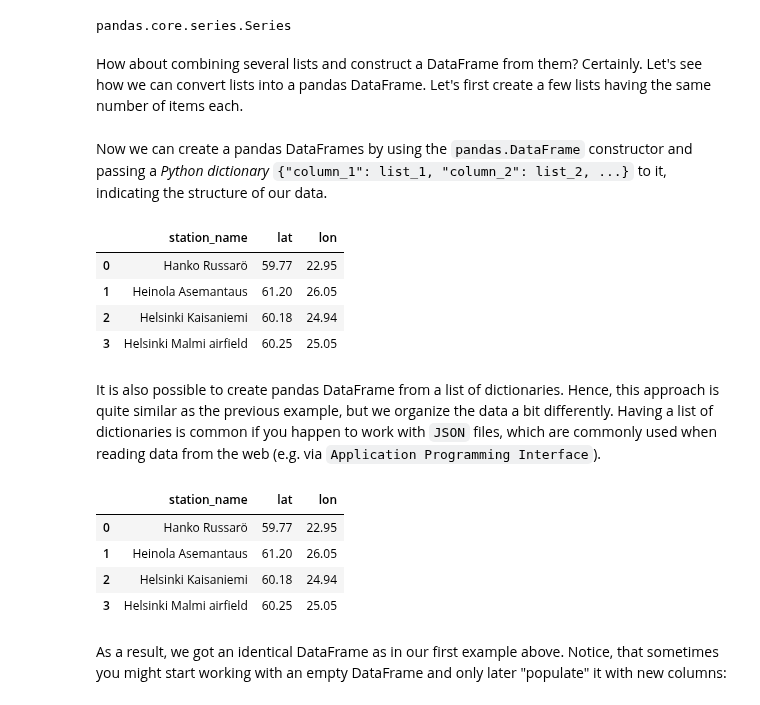
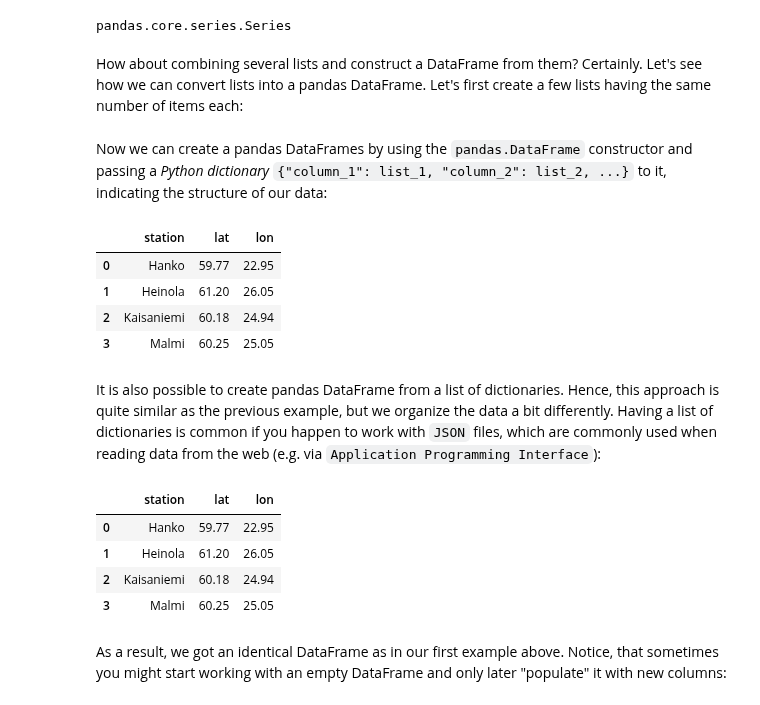
Before and after one commit to Python-GIS-book/site, a Jupyter notebook: source/part1/chapter-02/nb/00-pandas-basics.ipynb, the cells around one changed output. Saved outputs shown, nothing was run; the diff lists cells and outputs as text; code cells hidden in the pictures.

```diff
--- a/source/part1/chapter-02/nb/00-pandas-basics.ipynb
+++ b/source/part1/chapter-02/nb/00-pandas-basics.ipynb
@@ -458,46 +359,40 @@ type(number_series)
 # %% [output]
 pandas.core.series.Series
 # %% [markdown]
-How about combining several lists and construct a DataFrame from them? Certainly. Let's see how we can convert lists into a pandas DataFrame. Let's first create a few lists having the same number of items each.
+How about combining several lists and construct a DataFrame from them? Certainly. Let's see how we can convert lists into a pandas DataFrame. Let's first create a few lists having the same number of items each:
 # %%
-# Station names
-stations = ['Hanko Russarö', 'Heinola Asemantaus', 'Helsinki Kaisaniemi', 'Helsinki Malmi airfield']
-
-# Latitude coordinates of Weather stations
-lats = [59.77, 61.2, 60.18, 60.25]
-
-# Longitude coordinates of Weather stations
-lons = [22.95, 26.05, 24.94, 25.05]
+stations = ['Hanko', 'Heinola', 'Kaisaniemi', 'Malmi']
+latitudes = [59.77, 61.2, 60.18, 60.25]
+longitudes = [22.95, 26.05, 24.94, 25.05]
 # %% [markdown]
-Now we can create a pandas DataFrames by using the `pandas.DataFrame` constructor and passing a *Python dictionary* `{"column_1": list_1, "column_2": list_2, ...}` to it, indicating the structure of our data.
+Now we can create a pandas DataFrames by using the `pandas.DataFrame` constructor and passing a *Python dictionary* `{"column_1": list_1, "column_2": list_2, ...}` to it, indicating the structure of our data:
 # %%
-# Create DataFrame from a dictionary of lists
-new_data = pd.DataFrame(data = {"station_name" : stations, "lat" : lats, "lon" : lons})
+new_data = pd.DataFrame(data = {"station" : stations,
+                                "lat" : latitudes, "lon" : longitudes})
 new_data
 # %% [output]
-|  | station_name | lat | lon |
-| 0 | Hanko Russarö | 59.77 | 22.95 |
-| 1 | Heinola Asemantaus | 61.20 | 26.05 |
-| 2 | Helsinki Kaisaniemi | 60.18 | 24.94 |
-| 3 | Helsinki Malmi airfield | 60.25 | 25.05 |
+|  | station | lat | lon |
+| 0 | Hanko | 59.77 | 22.95 |
+| 1 | Heinola | 61.20 | 26.05 |
+| 2 | Kaisaniemi | 60.18 | 24.94 |
+| 3 | Malmi | 60.25 | 25.05 |
 # %% [markdown]
-It is also possible to create pandas DataFrame from a list of dictionaries. Hence, this approach is quite similar as the previous example, but we organize the data a bit differently. Having a list of dictionaries is common if you happen to work with ``JSON`` files, which are commonly used when reading data from the web (e.g. via ``Application Programming Interface``).
+It is also possible to create pandas DataFrame from a list of dictionaries. Hence, this approach is quite similar as the previous example, but we organize the data a bit differently. Having a list of dictionaries is common if you happen to work with ``JSON`` files, which are commonly used when reading data from the web (e.g. via ``Application Programming Interface``):
 # %%
-# Create a list of dictionaries
-dictionaries = [{'station_name': 'Hanko Russarö', 'lat': 59.77, 'lon': 22.95},
-                {'station_name': 'Heinola Asemantaus', 'lat': 61.2, 'lon': 26.05},
-                {'station_name': 'Helsinki Kaisaniemi', 'lat': 60.18, 'lon': 24.94},
-                {'station_name': 'Helsinki Malmi airfield', 'lat': 60.25, 'lon': 25.05}]
+dictionaries = [{'station': 'Hanko', 'lat': 59.77, 'lon': 22.95},
+                {'station': 'Heinola', 'lat': 61.2, 'lon': 26.05},
+                {'station': 'Kaisaniemi', 'lat': 60.18, 'lon': 24.94},
+                {'station': 'Malmi', 'lat': 60.25, 'lon': 25.05}]
 
 # Pass the list into the DataFrame constructor
 new_data_2 = pd.DataFrame(dictionaries)
 new_data_2
 # %% [output]
-|  | station_name | lat | lon |
-| 0 | Hanko Russarö | 59.77 | 22.95 |
-| 1 | Heinola Asemantaus | 61.20 | 26.05 |
-| 2 | Helsinki Kaisaniemi | 60.18 | 24.94 |
-| 3 | Helsinki Malmi airfield | 60.25 | 25.05 |
+|  | station | lat | lon |
+| 0 | Hanko | 59.77 | 22.95 |
+| 1 | Heinola | 61.20 | 26.05 |
+| 2 | Kaisaniemi | 60.18 | 24.94 |
+| 3 | Malmi | 60.25 | 25.05 |
 # %% [markdown]
 As a result, we got an identical DataFrame as in our first example above. Notice, that sometimes you might start working with an empty DataFrame and only later "populate" it with new columns:
 # %%
```
Also changed, not shown: parts of 61 cells of this notebook, 5 other files.
